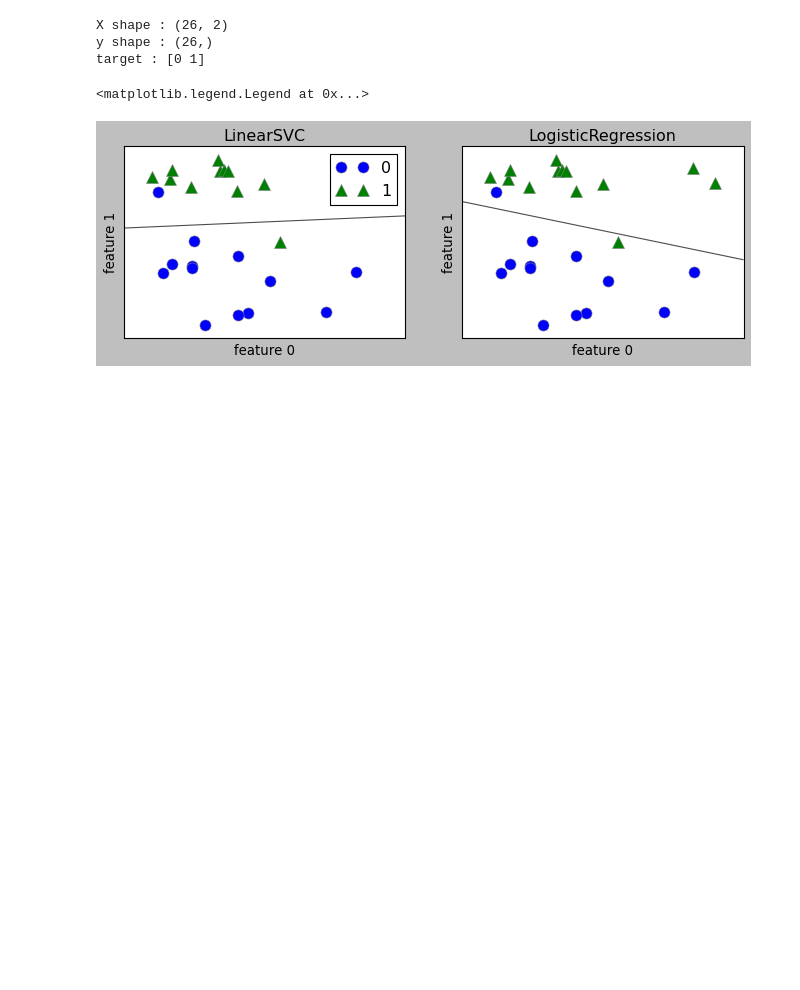
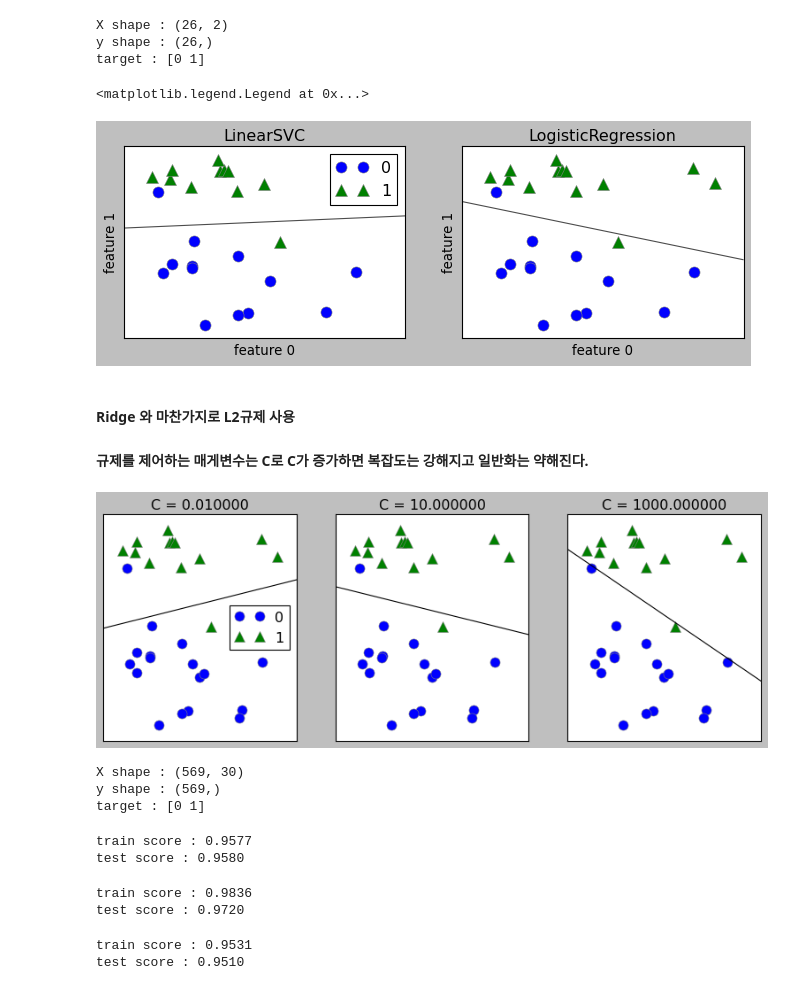
Before and after one commit to Hosung-Ahn/IntroducingML, a Jupyter notebook: Chpter2-supervised_learning/LinearModel.ipynb, the cells around one changed output. Cells and saved outputs as stored; diff of their text form; code cells hidden in the pictures; blank space fills up the shorter version.

Commit message:
Linear classfier
이진 분류 모델

```diff
--- a/Chpter2-supervised_learning/LinearModel.ipynb
+++ b/Chpter2-supervised_learning/LinearModel.ipynb
@@ -221,3 +223,46 @@ axes[0].legend()
 # %% [output]
 <matplotlib.legend.Legend at 0x...>
 [figure]
+# %% [markdown]
+#### Ridge 와 마찬가지로 L2규제 사용
+#### 규제를 제어하는 매게변수는 C로 C가 증가하면 복잡도는 강해지고 일반화는 약해진다.
+# %%
+mglearn.plots.plot_linear_svc_regularization()
+# %% [output]
+[figure, added]
+# %%
+from sklearn.datasets import load_breast_cancer
+cancer = load_breast_cancer()
+print("X shape :", cancer.data.shape)
+print('y shape :', cancer.target.shape)
+print("target :", np.unique(cancer.target))
+# %% [output]
+X shape : (569, 30)
+y shape : (569,)
+target : [0 1]
+# %%
+X_train, X_test, y_train, y_test = train_test_split(cancer.data, cancer.target, stratify=cancer.target, random_state=42)
+logreg = LogisticRegression(max_iter = 5000).fit(X_train, y_train)
+
+print(f"train score : {logreg.score(X_train, y_train):0.4f}")
+print(f"test score : {logreg.score(X_test, y_test):0.4f}")
+# %% [output]
+train score : 0.9577
+test score : 0.9580
+# %%
+# train score과 test score 의 점수가 비슷한 걸로 보아 과소적합 되었을 확률이 높다.
+# C(default = 1) 를 높여서 복잡도를 올려준다.
+
+logreg100 = LogisticRegression(C=100, max_iter = 5000).fit(X_train, y_train)
+print(f"train score : {logreg100.score(X_train, y_train):0.4f}")
+print(f"test score : {logreg100.score(X_test, y_test):0.4f}")
+# %% [output]
+train score : 0.9836
+test score : 0.9720
+# %%
+logreg001 = LogisticRegression(C=0.01, max_iter = 5000).fit(X_train, y_train)
+print(f"train score : {logreg001.score(X_train, y_train):0.4f}")
+print(f"test score : {logreg001.score(X_test, y_test):0.4f}")
+# %% [output]
+train score : 0.9531
+test score : 0.9510
```
Also changed, not shown: parts of 5 cells of this notebook.
